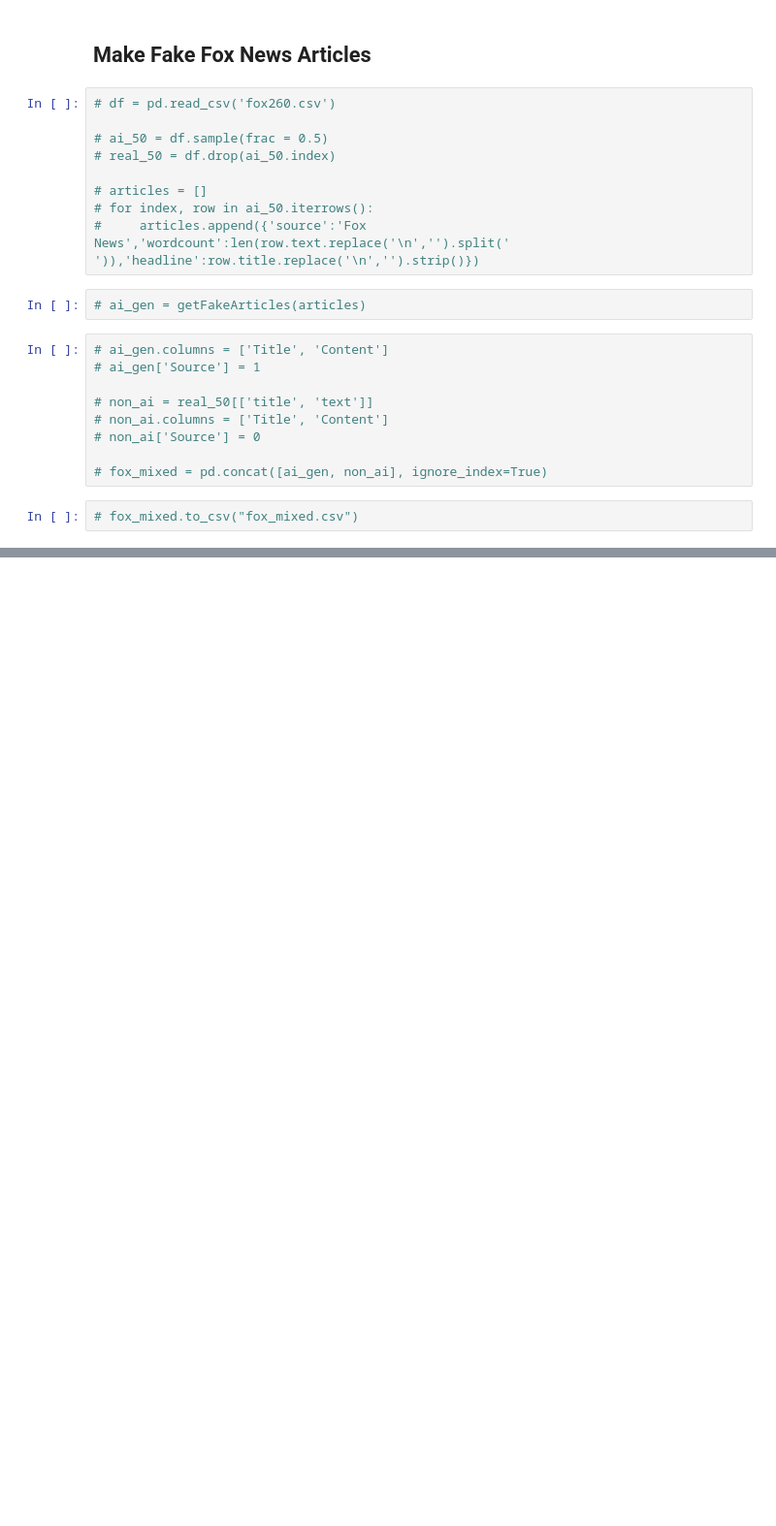
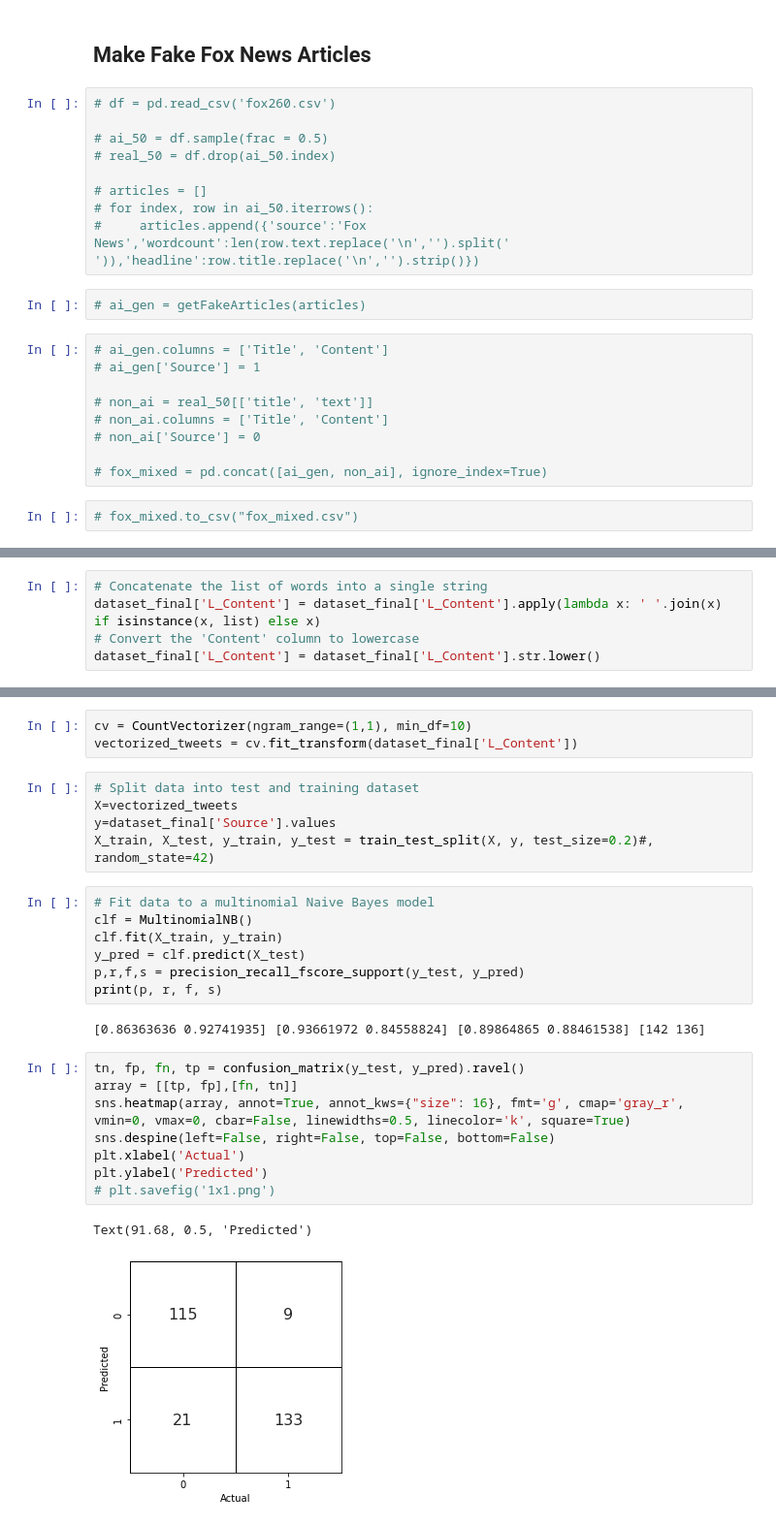
Before and after one commit to MatthewRau99/cs6830-final, a Jupyter notebook: gather-data.ipynb, the cells around one changed output, grey strips where cells are left out. Shown: that part at 97% size. Saved outputs shown, nothing was run; the diff lists cells and outputs as text; blank space fills up the shorter version.

```diff
--- a/gather-data.ipynb
+++ b/gather-data.ipynb
@@ -114,0 +350,5 @@ def getFakeArticles(articles):
+# %%
+# Concatenate the list of words into a single string
+dataset_final['L_Content'] = dataset_final['L_Content'].apply(lambda x: ' '.join(x) if isinstance(x, list) else x)
+# Convert the 'Content' column to lowercase
+dataset_final['L_Content'] = dataset_final['L_Content'].str.lower()
@@ -114,0 +366,28 @@ def getFakeArticles(articles):
+# %%
+cv = CountVectorizer(ngram_range=(1,1), min_df=10)
+vectorized_tweets = cv.fit_transform(dataset_final['L_Content'])
+# %%
+# Split data into test and training dataset
+X=vectorized_tweets
+y=dataset_final['Source'].values
+X_train, X_test, y_train, y_test = train_test_split(X, y, test_size=0.2)#, random_state=42)
+# %%
+# Fit data to a multinomial Naive Bayes model
+clf = MultinomialNB()
+clf.fit(X_train, y_train)
+y_pred = clf.predict(X_test)
+p,r,f,s = precision_recall_fscore_support(y_test, y_pred)
+print(p, r, f, s)
+# %% [output]
+[0.86363636 0.92741935] [0.93661972 0.84558824] [0.89864865 0.88461538] [142 136]
+# %%
+tn, fp, fn, tp = confusion_matrix(y_test, y_pred).ravel()
+array = [[tp, fp],[fn, tn]]
+sns.heatmap(array, annot=True, annot_kws={"size": 16}, fmt='g', cmap='gray_r', vmin=0, vmax=0, cbar=False, linewidths=0.5, linecolor='k', square=True)
+sns.despine(left=False, right=False, top=False, bottom=False)
+plt.xlabel('Actual')
+plt.ylabel('Predicted')
+# plt.savefig('1x1.png')
+# %% [output]
+Text(91.68, 0.5, 'Predicted')
+[figure, added]
```
Also changed, not shown: parts of 27 cells of this notebook, 1 other file.
